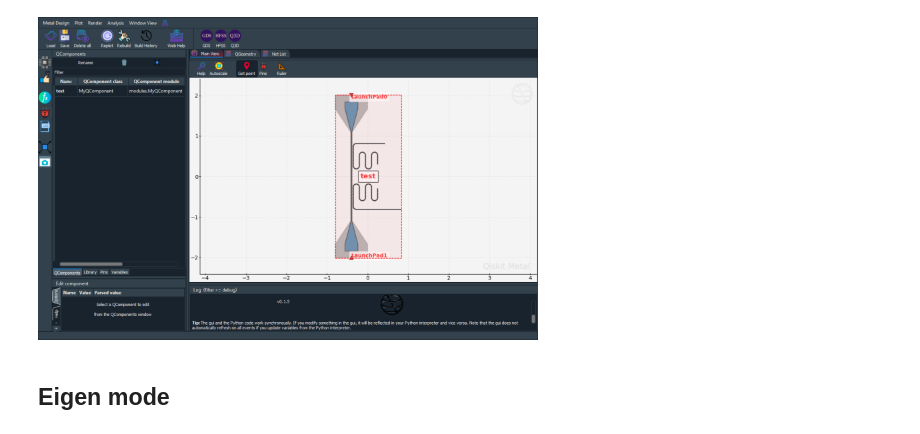
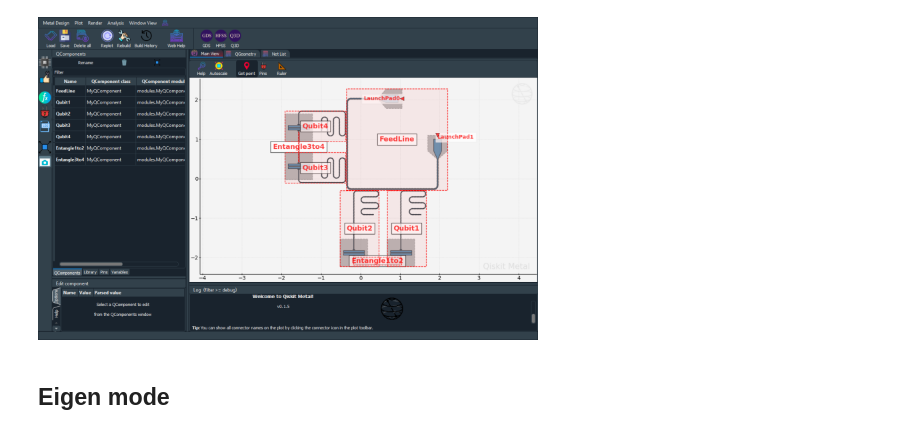
Before and after one commit to yminononono/qiskit-metal, a Jupyter notebook: ymino/SimulateCustomGDS.ipynb, the cells around one changed output. Cells and saved outputs as stored; diff of their text form; code cells hidden in the pictures.

Commit message:
Added option to select components for rendering

```diff
--- a/ymino/SimulateCustomGDS.ipynb
+++ b/ymino/SimulateCustomGDS.ipynb
@@ -19,7 +19,7 @@ from qiskit_metal.analyses.simulation import ScatteringImpedanceSim
 from qiskit_metal.analyses.sweep_and_optimize.sweeping import Sweeping
 import pyEPR as epr
 # %%
-filename = "TcSampleDesign" #"TcSampleDesign", "chipdesign"
+filelist = ["chipdesign"] #"TcSampleDesign", "chipdesign"
 
 design = designs.DesignPlanar()
 design._chips['main']['size']['size_x'] = '9mm'
@@ -34,7 +34,7 @@ hfss = design.renderers.hfss
 hfss = eig_qres.sim.renderer
 q3d = design.renderers.q3d
 # %%
-test = MyQComponent(design, 'test', options = {"filename" : filename})
+component_list = MyQComponents(design, filelist)
 
 # Driven Lauchpad 1
 # x = '-1.5mm'
@@ -45,15 +45,14 @@ test = MyQComponent(design, 'test', options = {"filename" : filename})
 
 gui.rebuild()  # rebuild the design and plot
 # %%
-component = "test"
 gui.rebuild()
 #gui.autoscale()
 #gui.edit_component(component)
-gui.zoom_on_components([component])
-gui.highlight_components([component])
+gui.zoom_on_components(component_list)
+gui.highlight_components(component_list)
 gui.screenshot()
 # %% [output]
-[figure, old version]
+[figure, new version]
 # %% [markdown]
 ## Eigen mode
 # %%
```
Also changed, not shown: parts of 8 cells of this notebook, 2 other files.
